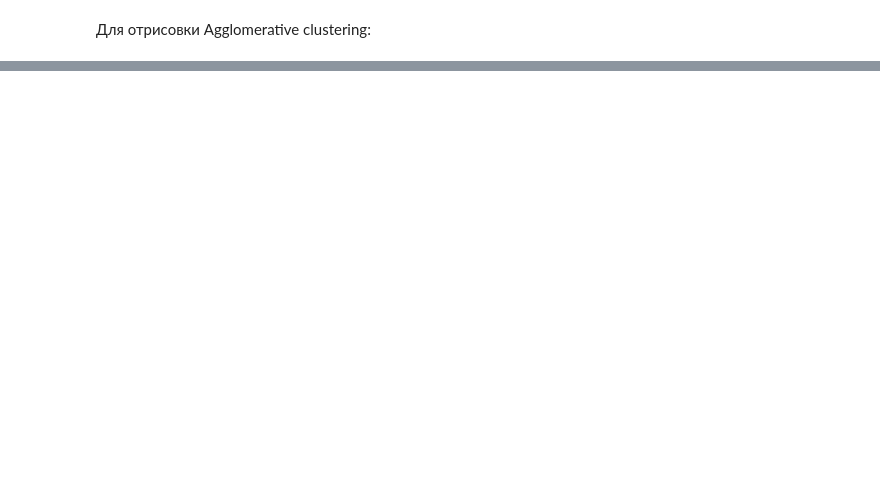
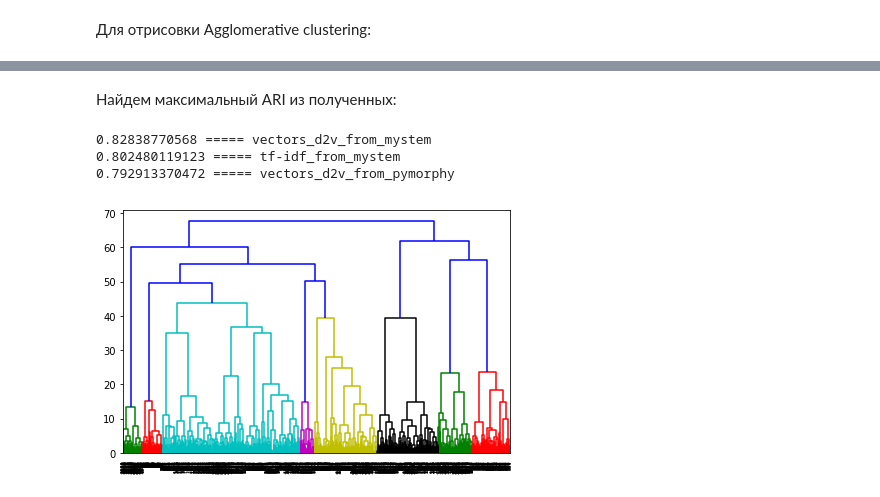
Before and after one commit to artemovae/ML-for-compling, a Jupyter notebook: hw1_clustering/hw1_new_version.ipynb, the cells around one changed output, grey strips where cells are left out. Saved outputs shown, nothing was run; the diff lists cells and outputs as text; code cells hidden in the pictures; blank space fills up the shorter version.

```diff
--- a/hw1_clustering/hw1_new_version.ipynb
+++ b/hw1_clustering/hw1_new_version.ipynb
@@ -290,0 +312,3 @@ labels = list(df_news.event_id)
+# %%
+ari_dict = {}
+cfm_dict = {}
@@ -290,0 +349,12 @@ labels = list(df_news.event_id)
+# %%
+data_models = {}
+for filename in glob.iglob('vectors_d2v_*.pickle', recursive=True):
+    with open(filename, 'rb') as f:
+        data_model = pickle.load(f)
+        data_models[filename.replace('.pickle', '')] = data_model
+for name, model in data_models.items():
+    for alg in list_of_alg:
+        print(alg, name)
+        ari, cfm = pipeline_executor(data_model,alg)
+        ari_dict[ari] = name
+        cfm_dict[name] = cfm
@@ -290,0 +381,14 @@ labels = list(df_news.event_id)
+# %%
+data_models = {}
+for name in glob.iglob('lemmas_from_*.pickle', recursive=True):
+    with open(name, 'rb') as g:
+        lemmas = pickle.load(g)
+    words_list = [' '.join([word for word in sentence]) for sentence in lemmas]
+    tf_idf = TfidfVectorizer(ngram_range=(1,3))
+    data_models[name.replace('.pickle', '').replace('lemmas','tf-idf')] = tf_idf.fit_transform(words_list)
+for name, model in data_models.items():
+    for alg in list_of_alg:
+        print(alg, name)
+        ari, cfm = pipeline_executor(data_model,alg)
+        ari_dict[ari] = name
+        cfm_dict[name] = cfm
@@ -290,0 +413,17 @@ labels = list(df_news.event_id)
+# %% [markdown]
+Найдем максимальный ARI из полученных:
+# %%
+sorted_ari = sorted(ari_dict.keys(), reverse=True)
+for i in range(3):
+    print(sorted_ari[i], '=====', ari_dict[sorted_ari[i]])
+# %% [output]
+0.82838770568 ===== vectors_d2v_from_mystem
+0.802480119123 ===== tf-idf_from_mystem
+0.792913370472 ===== vectors_d2v_from_pymorphy
+# %%
+max_ari = ari_dict[max(sorted_ari)]
+with open(max_ari+'.pickle', 'rb') as g:
+    vectors = pickle.load(g)
+    plotClusters(vectors)
+# %% [output]
+[figure, added]
```
Also changed, not shown: parts of 82 cells of this notebook.
